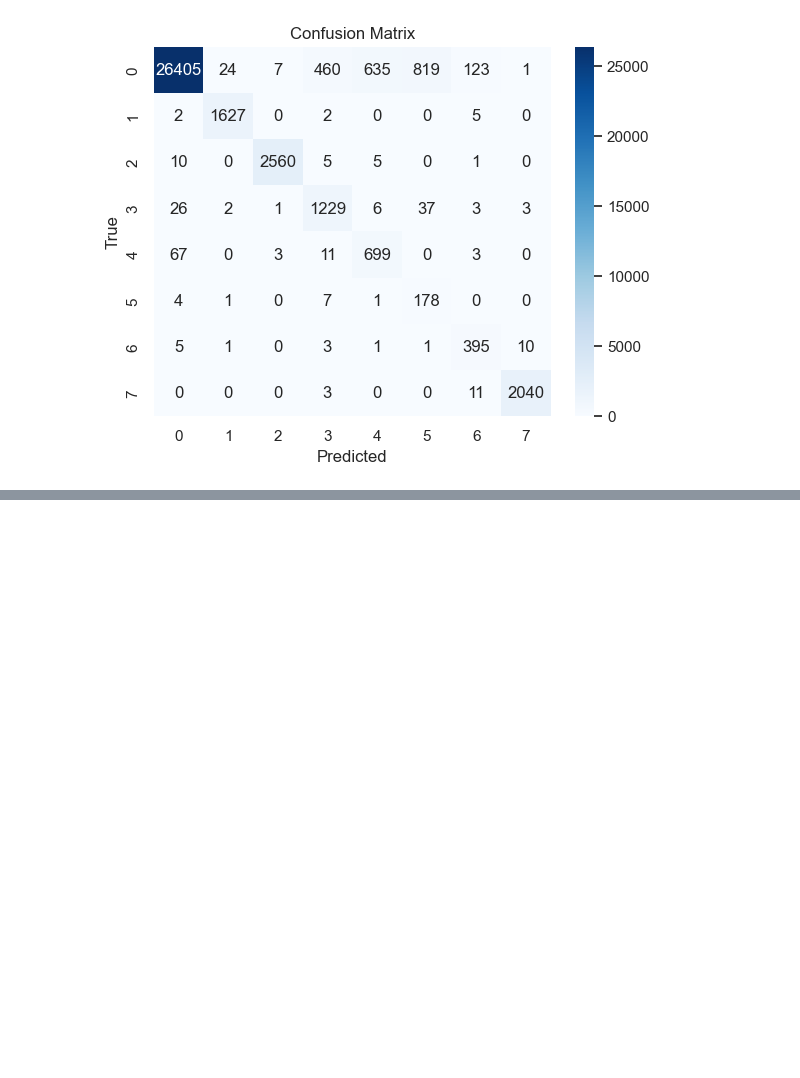
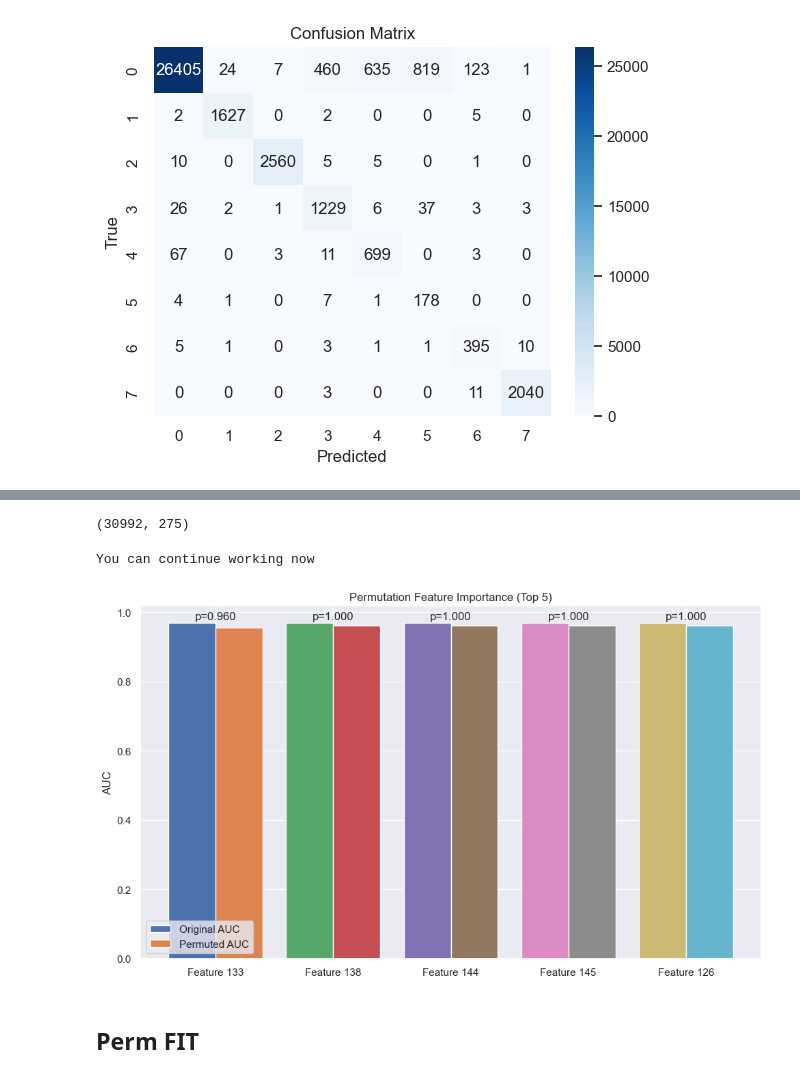
Before and after one commit to KostiantynBoiar/ECG-data-preprocessing, a Jupyter notebook: Tasks.ipynb, the cells around one changed output, grey strips where cells are left out. Drawn from its saved outputs; the diff is of its cells as text; code cells hidden in the pictures; blank space fills up the shorter version.

```diff
--- a/Tasks.ipynb
+++ b/Tasks.ipynb
@@ -94,0 +137,76 @@ F1 Score: 0.8150335985713419
+# %%
+# load data
+data = np.loadtxt('train_beats.csv', delimiter=',')
+# x is feature, y is label(First 1000)
+X = data[:, :-2]
+#X = X[:1000]
+y = data[:, -2].astype(int)
+print(X.shape)
+# %% [output]
+(30992, 275)
+# %%
+# I think following codes are not the exercise want us to do
+# set parameter
+B = 5  # Number of permutations per feature
+num_features = X.shape[1]
+kf = KFold(n_splits=5, shuffle=True, random_state=42)
+
+auc_original_list = []
+auc_permuted_list = np.zeros((5, num_features))
+p_values = np.zeros((5, num_features))
+
+# K-fold(5) cross validation
+for fold_idx, (train_idx, val_idx) in enumerate(kf.split(X)):
+    X_train, X_val = X[train_idx], X[val_idx]
+    y_train, y_val = y[train_idx], y[val_idx]
+
+    # train SVM
+    model = SVC(kernel='linear', probability=True)
+    model.fit(X_train, y_train)
+
+    # origin AUC
+    y_prob = model.predict_proba(X_val)
+    auc_original = roc_auc_score(y_val, y_prob, multi_class='ovr')
+    auc_original_list.append(auc_original)
+
+    # permutations per feature (Only used random shuffle, no more methods used)
+    for j in range(num_features):
+        aucs = []
+        for b in range(B):
+            X_val_perm = X_val.copy()
+            np.random.shuffle(X_val_perm[:, j])
+            y_prob_perm = model.predict_proba(X_val_perm)
+            auc_perm = roc_auc_score(y_val, y_prob_perm, multi_class='ovr')
+            aucs.append(auc_perm)
+
+        auc_permuted_list[fold_idx, j] = np.mean(aucs)
+        p_values[fold_idx, j] = np.mean([1 if auc < auc_original else 0 for auc in aucs])
+
+# results
+auc_original_mean = np.mean(auc_original_list)
+auc_feature_mean = np.mean(auc_permuted_list, axis=0)
+p_feature_mean = np.mean(p_values, axis=0)
+importance = auc_original_mean - auc_feature_mean
+print("You can continue working now")
+# %% [output]
+You can continue working now
+# %%
+#visualization top-5 features(abandened!)
+top5_idx = np.argsort(importance)[-5:][::-1]
+
+plt.figure(figsize=(10, 6))
+for i, j in enumerate(top5_idx):
+    plt.bar(i - 0.2, auc_original_mean, width=0.4, label='Original AUC' if i == 0 else "")
+    plt.bar(i + 0.2, auc_feature_mean[j], width=0.4, label='Permuted AUC' if i == 0 else "")
+    plt.text(i, auc_original_mean + 0.01, f"p={p_feature_mean[j]:.3f}", ha='center')
+
+plt.xticks(range(5), [f"Feature {j}" for j in top5_idx])
+plt.ylabel("AUC")
+plt.title("Permutation Feature Importance (Top 5)")
+plt.legend()
+plt.tight_layout()
+plt.show()
+# %% [output]
+[figure, added]
+# %% [markdown]
+## Perm FIT
```
Also changed, not shown: parts of 13 cells of this notebook.
